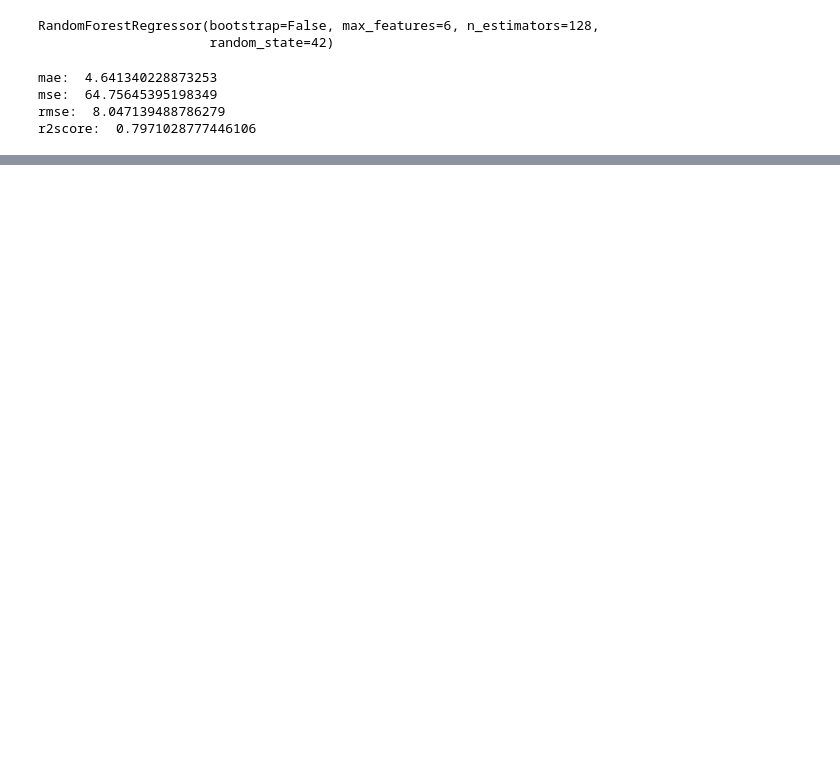
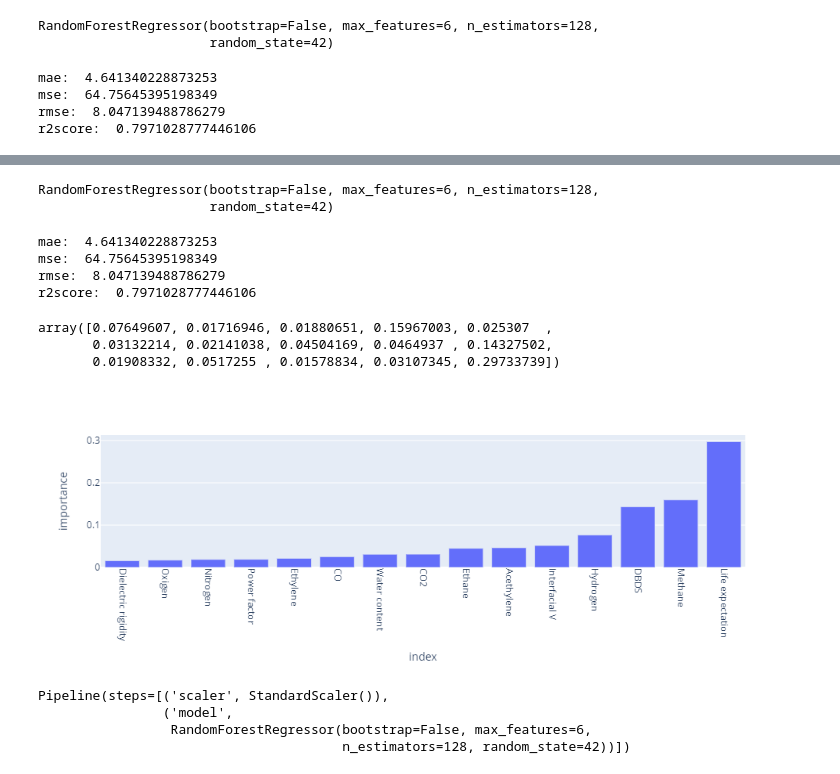
Before and after one commit to mattyjr007/Data-Science-Portfolio, a Jupyter notebook: Ikeja Electric Failure in transformer useCase-Study/failure analysis in power transformer.ipynb, the cells around one changed output, grey strips where cells are left out. Cells and saved outputs as stored; diff of their text form; code cells hidden in the pictures; blank space fills up the shorter version.

Commit message:
RandomForest Regressor

```diff
--- a/Ikeja Electric Failure in transformer useCase-Study/failure analysis in power transformer.ipynb
+++ b/Ikeja Electric Failure in transformer useCase-Study/failure analysis in power transformer.ipynb
@@ -483,0 +495,2 @@ r2score:  0.7971028777446106
+# %%
+grid.fit(X_train,y_train)
@@ -483,0 +516,29 @@ r2score:  0.7971028777446106
+# %%
+final_model =RandomForestRegressor(bootstrap=False,max_features=6,n_estimators=128,random_state=42)
+final_model.fit(X_train,y_train)
+# %% [output]
+RandomForestRegressor(bootstrap=False, max_features=6, n_estimators=128,
+                      random_state=42)
+# %%
+y_pred = final_model.predict(X_test)
+
+get_Metrics(y_test,y_pred)
+# %% [output]
+mae:  4.641340228873253
+mse:  64.75645395198349
+rmse:  8.047139488786279
+r2score:  0.7971028777446106
+# %%
+final_model.feature_importances_
+# %% [output]
+array([0.07649607, 0.01716946, 0.01880651, 0.15967003, 0.025307  ,
+       0.03132214, 0.02141038, 0.04504169, 0.0464937 , 0.14327502,
+       0.01908332, 0.0517255 , 0.01578834, 0.03107345, 0.29733739])
+# %%
+feature_imp = pd.DataFrame(data=final_model.feature_importances_,index=X.columns,columns=['importance'])
+# %%
+feature_imp = feature_imp[feature_imp['importance'] > 0].sort_values('importance').reset_index()
+# %%
+px.bar(data_frame=feature_imp,x = 'index', y = 'importance').update_xaxes(tickangle=90)
+# %% [output]
+[figure, added]
@@ -483,0 +548,8 @@ r2score:  0.7971028777446106
+# %%
+# fit the pipeline to the whole data
+pipe.fit(X,y)
+# %% [output]
+Pipeline(steps=[('scaler', StandardScaler()),
+                ('model',
+                 RandomForestRegressor(bootstrap=False, max_features=6,
+                                       n_estimators=128, random_state=42))])
```
Also changed, not shown: parts of 16 cells of this notebook, 1 other file.
